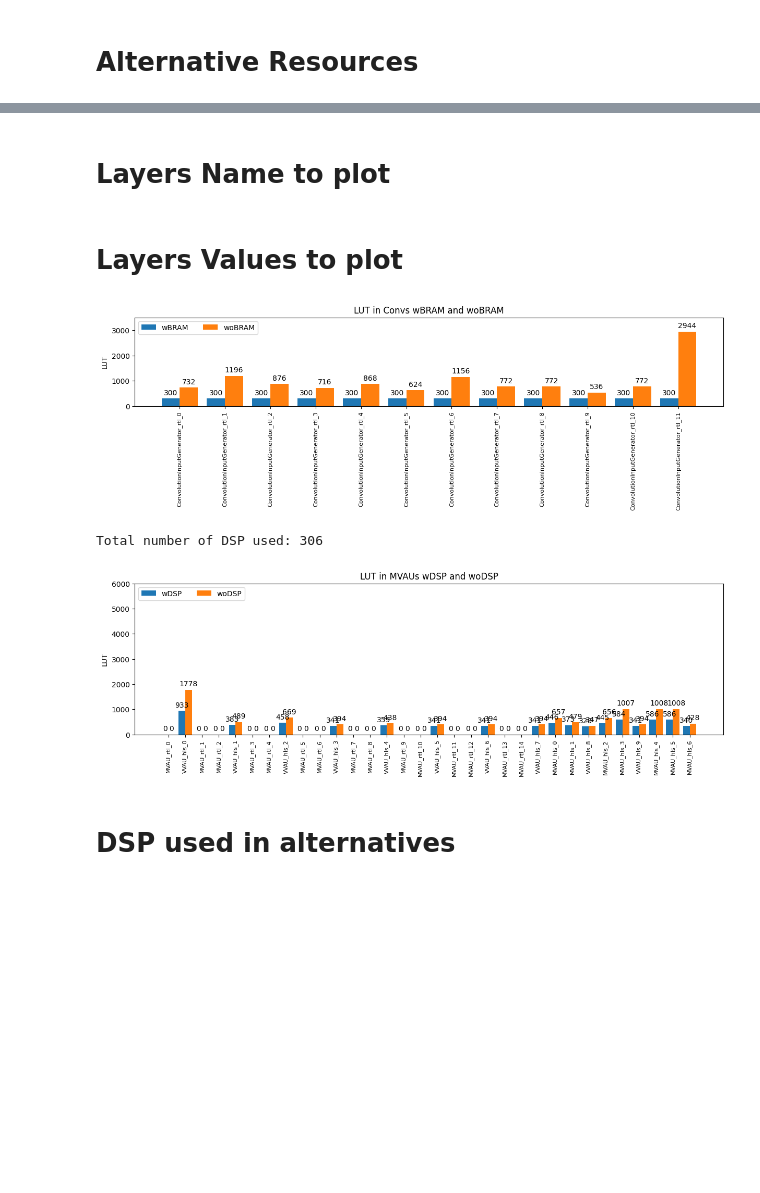
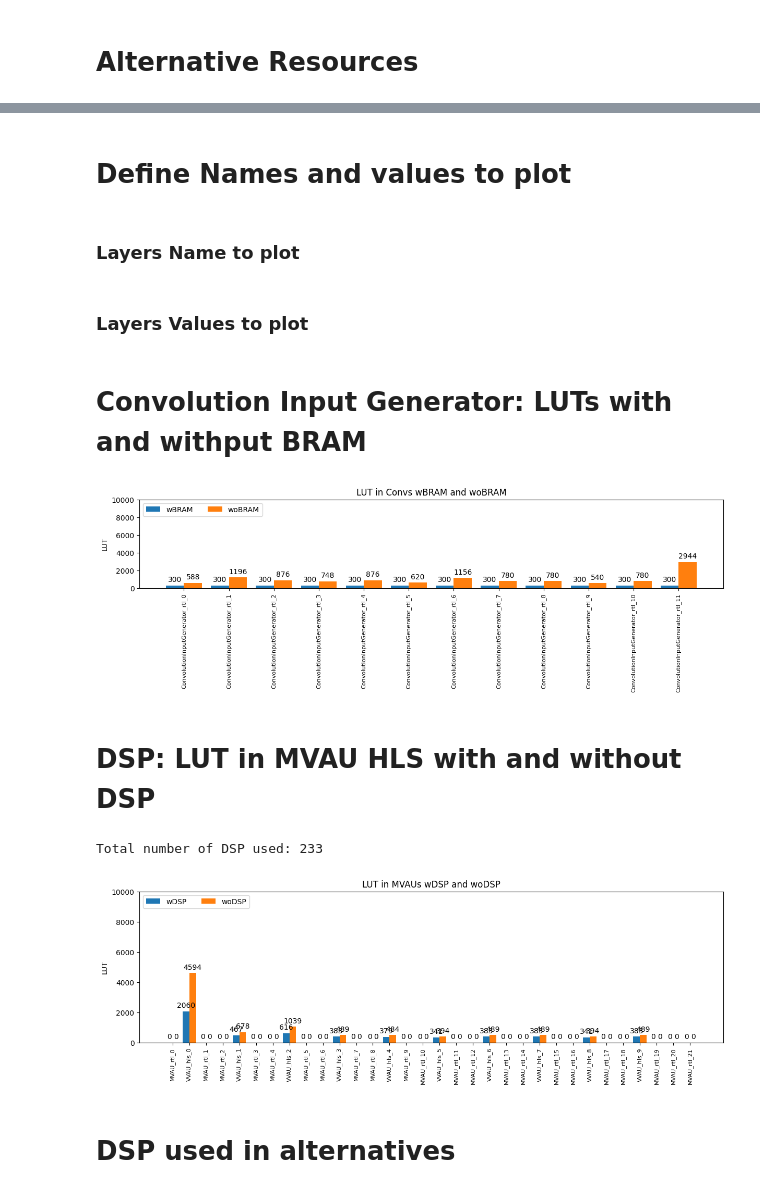
Before and after one commit to wortelio/tfm_gpu_die, a Jupyter notebook: finn/notebooks/uav_finn/classification/my_mblnet_resnet_to_finn_driver/analysis_hw_reports.ipynb, the cells around one changed output, grey strips where cells are left out. Saved outputs shown, nothing was run; the diff lists cells and outputs as text; code cells hidden in the pictures; blank space fills up the shorter version.

Commit message:
FINN folder: update latest exp: BED evol, ONNX modify and prune, MobilenetV2 variations: 4bitINP, 224sparse, 160, 112

```diff
--- a/finn/notebooks/uav_finn/classification/my_mblnet_resnet_to_finn_driver/analysis_hw_reports.ipynb
+++ b/finn/notebooks/uav_finn/classification/my_mblnet_resnet_to_finn_driver/analysis_hw_reports.ipynb
@@ -7,9 +7,9 @@ import numpy as np
 # %%
 estimates_exp = True
 # %%
-experiments_folder = ('./experiments_CLK'
-                      + '/30_FPS_CLK_200ns'
-                      + '/02_estimates_final_mvau_hls')
+experiments_folder = ('./experiments'
+                      + '/z_1000_FPS'
+                      + '/16_estimates_mvau_rtl_mvau_wwidth_max_36_manual_folding')
 
 if estimates_exp == False:
     experiments_folder += '/output_full_build'
@@ -100,9 +100,16 @@ lut_list = [lut_0, lut_1]
 dsp_list = [dsp_0, dsp_1]
 # %%
 for k in alternatives_config.keys():
-    if ("Thresholding" in k) or ("Pool" in k):
+    # if ("Thresholding" in k) or ("Pool" in k):
+    #     continue
+    if "Pool" in k:
         continue
+    elif "Thresholding" in k:
+        # Only 1 alternative for thresholding layers
+        for i in range(1):
+            lut_list[i].update({k: alternatives_config[k][i]["LUT"]})
     elif "Convolution" in k:
+        # Only 2 alternatives (0 and 1), as there are no URAM in PYNQ-Z1
         for i in range(2):
             bram_list[i].update({k: alternatives_config[k][i]["BRAM_18K"]})
             lut_list[i].update({k: alternatives_config[k][i]["LUT"]})
@@ -175,10 +201,12 @@ mvau_lut
+# %% [markdown]
+# Define Names and values to plot
 # %% [markdown]
-# Layers Name to plot
+### Layers Name to plot
 # %%
 conv_layers = [k for k in alternatives_config.keys() if "Convolution" in k]
 mvau_layers = [k for k in alternatives_config.keys() if (("MVAU" in k) or ("VVAU" in k))]
 # %% [markdown]
-# Layers Values to plot
+### Layers Values to plot
 # %%
 conv_lut_opt = {
     "wBRAM": list(conv_lut["LUT_wBRAM"].values()),
@@ -194,29 +222,33 @@ mvau_dsp_opt = {
     "wDSP": list(mvau_dsp["wDSP"].values()),
     "woDSP": list(mvau_dsp["woDSP"].values()),
 }
+# %% [markdown]
+# Convolution Input Generator: LUTs with and withput BRAM
 # %%
 x = np.arange(len(conv_layers))  # the label locations
 width = 0.4  # the width of the bars
 multiplier = 0
 
 fig, ax = plt.subplots(layout='constrained', figsize=(12, 4))
 
 for attribute, measurement in conv_lut_opt.items():
     offset = width * multiplier
     rects = ax.bar(x + offset, measurement, width, label=attribute)
     ax.bar_label(rects, padding=3)
     multiplier += 1
 
 # Add some text for labels, title and custom x-axis tick labels, etc.
 ax.set_ylabel('LUT')
 ax.set_title('LUT in Convs wBRAM and woBRAM')
 ax.set_xticks(x + width/2, conv_layers, rotation=90, fontsize = 8)
 ax.legend(loc='upper left', ncols=3)
-ax.set_ylim(0, 3500)
+ax.set_ylim(0, 10000)
 
 plt.show()
 # %% [output]
-[figure, old version]
+[figure, new version]
+# %% [markdown]
+# DSP: LUT in MVAU HLS with and without DSP
 # %%
 print(f'Total number of DSP used: {np.array(list(dsp_list[0].values())).sum()}')
 
@@ -237,12 +269,12 @@ ax.set_ylabel('LUT')
 ax.set_title('LUT in MVAUs wDSP and woDSP')
 ax.set_xticks(x + width/2, mvau_layers, rotation=90, fontsize = 8)
 ax.legend(loc='upper left', ncols=3)
-ax.set_ylim(0, 6000)
+ax.set_ylim(0, 10000)
 
 plt.show()
 # %% [output]
-Total number of DSP used: 306
+Total number of DSP used: 233
-[figure, old version]
+[figure, new version]
 # %% [markdown]
 # DSP used in alternatives
 # %%
```
Also changed, not shown: parts of 9 cells of this notebook, 26 other files.
